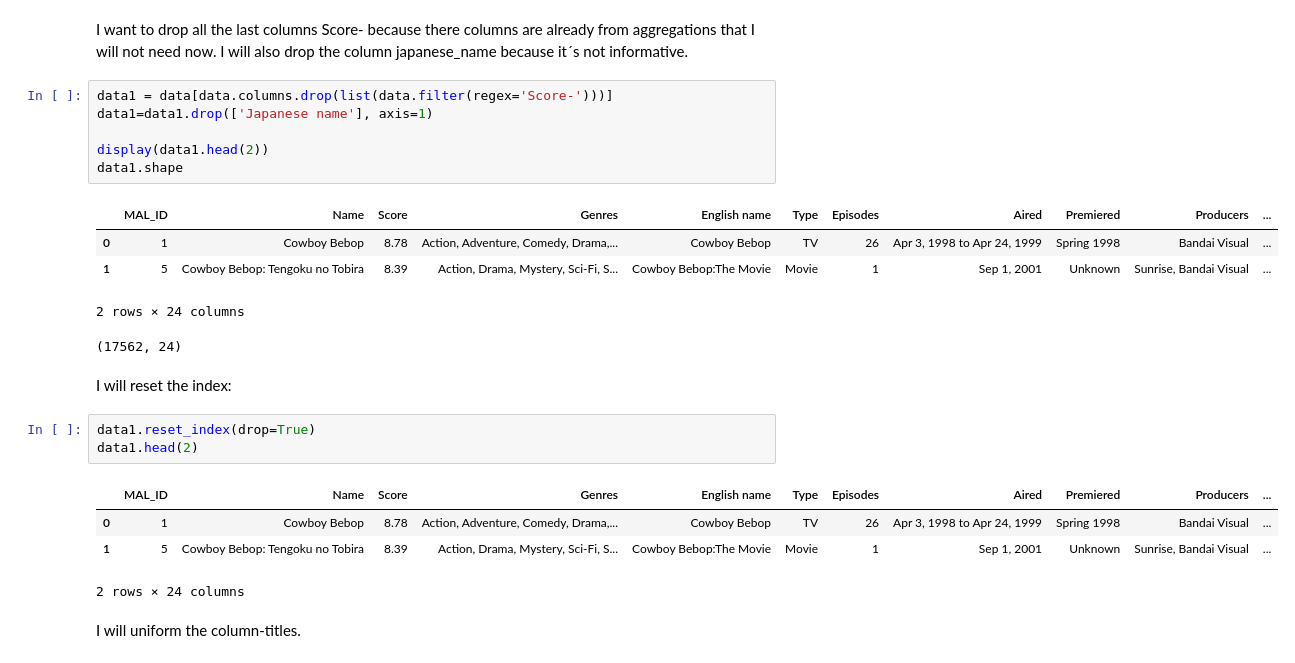
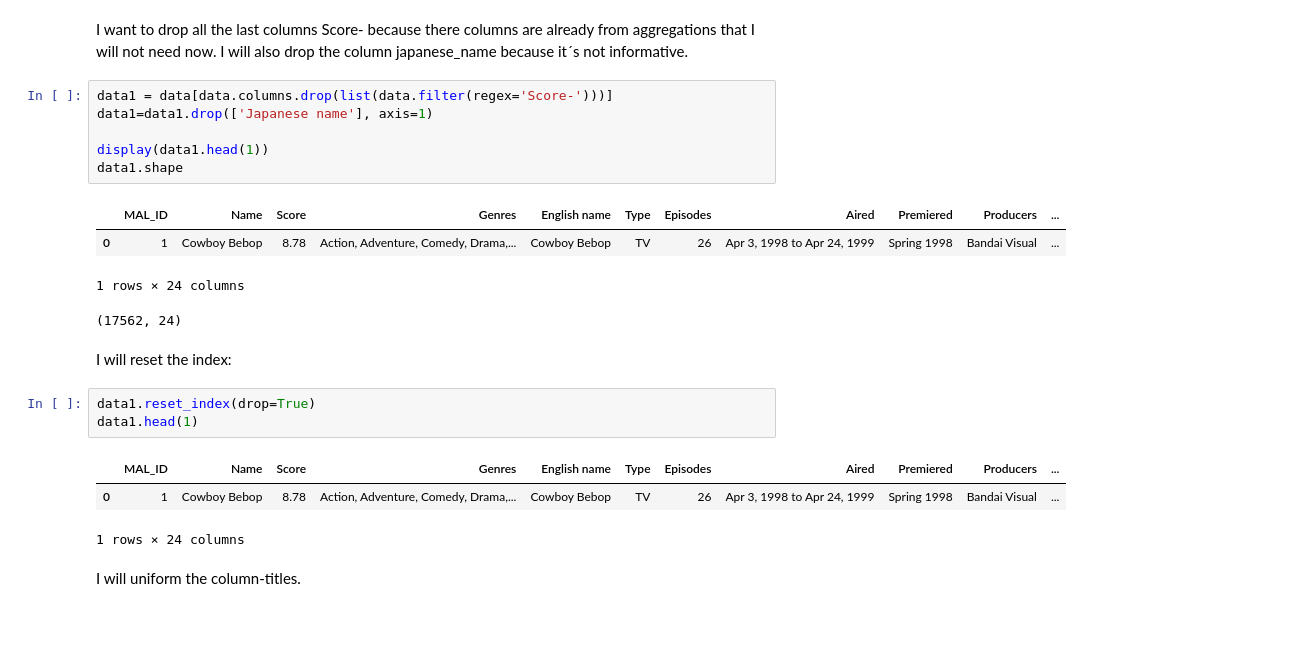
Before and after one commit to silviadifra/week5_project_repo, a Jupyter notebook: week5_project_SDF.ipynb, the cells around one changed output. Drawn from its saved outputs; the diff is of its cells as text; blank space fills up the shorter version.

```diff
--- a/week5_project_SDF.ipynb
+++ b/week5_project_SDF.ipynb
@@ -26,25 +26,23 @@ I want to drop all the last columns Score- because there columns are already fro
 # %%
 data1 = data[data.columns.drop(list(data.filter(regex='Score-')))]
 data1=data1.drop(['Japanese name'], axis=1)
 
-display(data1.head(2))
+display(data1.head(1))
 data1.shape
 # %% [output]
 |  | MAL_ID | Name | Score | Genres | English name | Type | Episodes | Aired | Premiered | Producers | ... |
 | 0 | 1 | Cowboy Bebop | 8.78 | Action, Adventure, Comedy, Drama,... | Cowboy Bebop | TV | 26 | Apr 3, 1998 to Apr 24, 1999 | Spring 1998 | Bandai Visual | ... |
-| 1 | 5 | Cowboy Bebop: Tengoku no Tobira | 8.39 | Action, Drama, Mystery, Sci-Fi, S... | Cowboy Bebop:The Movie | Movie | 1 | Sep 1, 2001 | Unknown | Sunrise, Bandai Visual | ... |
-2 rows × 24 columns
+1 rows × 24 columns
 (17562, 24)
 # %% [markdown]
 I will reset the index:
 # %%
 data1.reset_index(drop=True)
-data1.head(2)
+data1.head(1)
 # %% [output]
 |  | MAL_ID | Name | Score | Genres | English name | Type | Episodes | Aired | Premiered | Producers | ... |
 | 0 | 1 | Cowboy Bebop | 8.78 | Action, Adventure, Comedy, Drama,... | Cowboy Bebop | TV | 26 | Apr 3, 1998 to Apr 24, 1999 | Spring 1998 | Bandai Visual | ... |
-| 1 | 5 | Cowboy Bebop: Tengoku no Tobira | 8.39 | Action, Drama, Mystery, Sci-Fi, S... | Cowboy Bebop:The Movie | Movie | 1 | Sep 1, 2001 | Unknown | Sunrise, Bandai Visual | ... |
-2 rows × 24 columns
+1 rows × 24 columns
 # %% [markdown]
 I will uniform the column-titles.
 # %%
```
Also changed, not shown: parts of 119 cells of this notebook, 1 other file.
